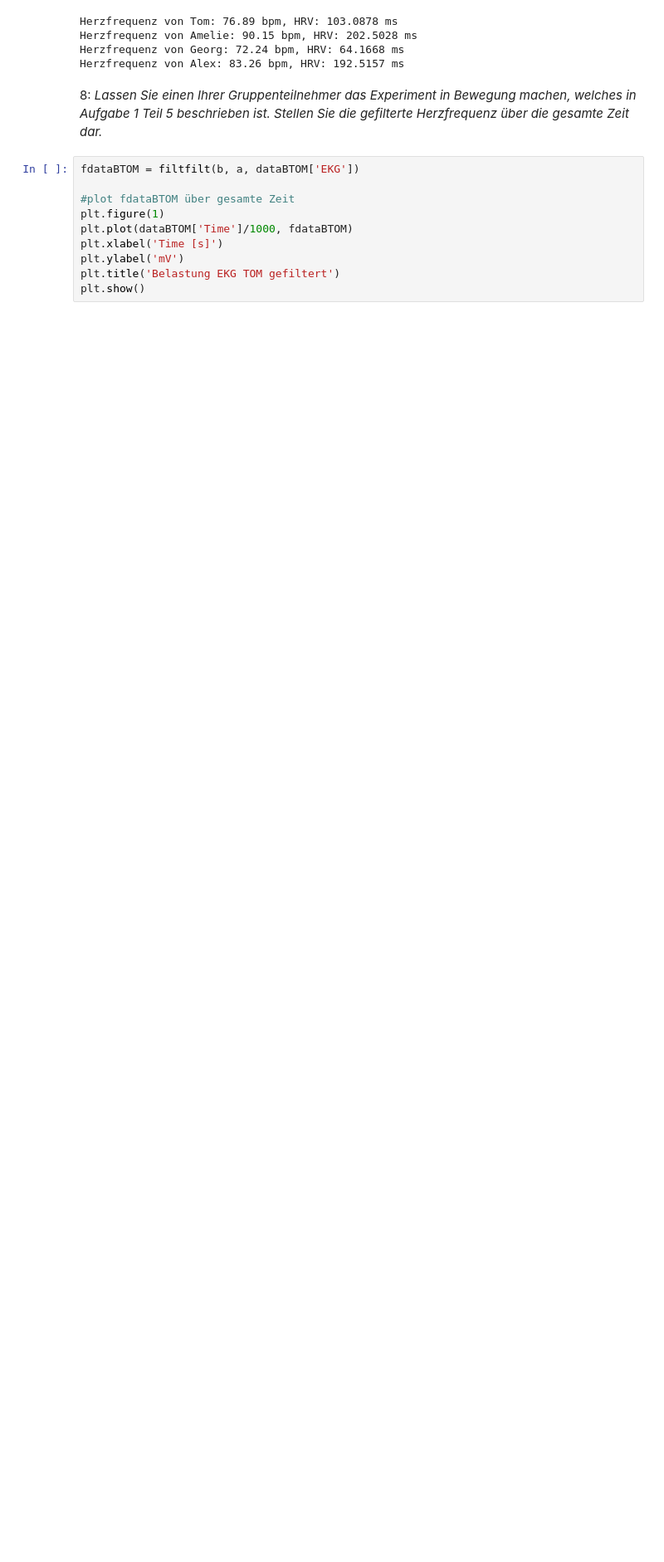
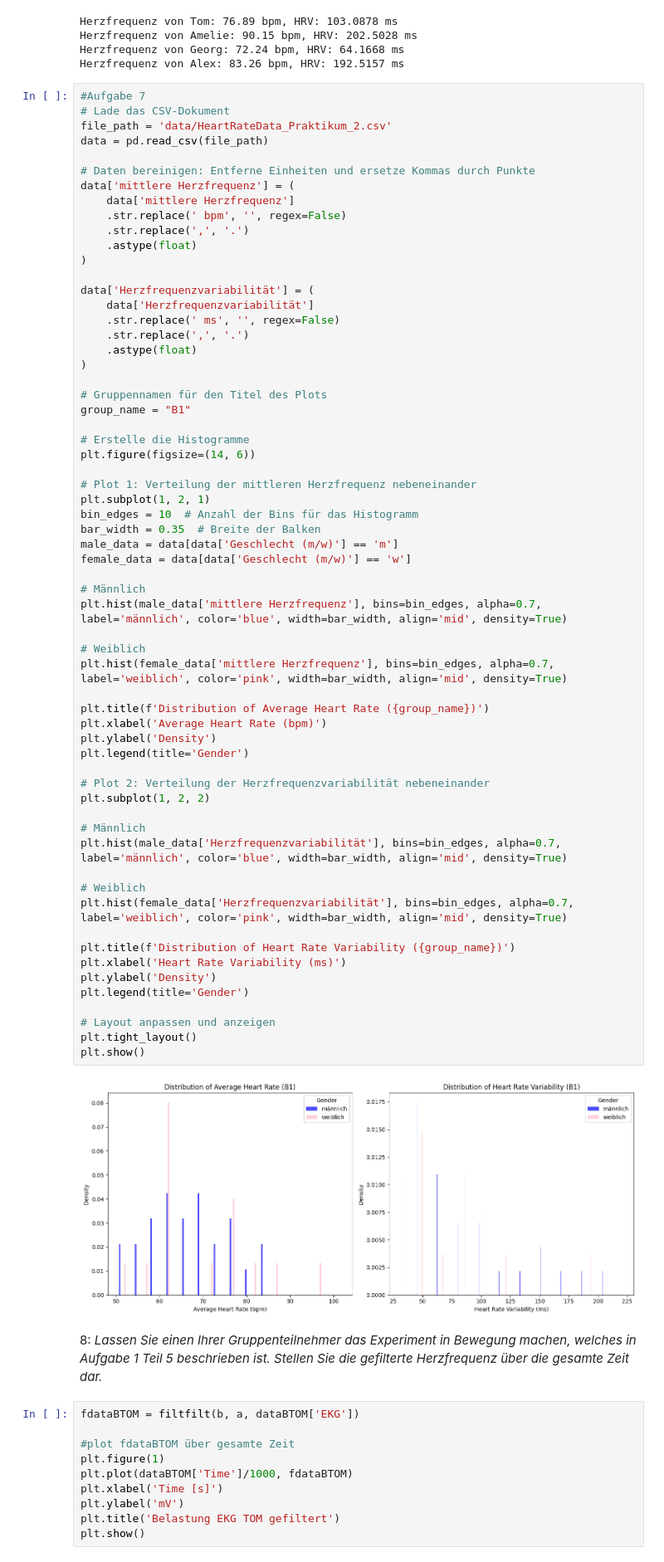
Before and after one commit to tomperg/Biosignalverarbeitung_Selbsthilfegruppe, a Jupyter notebook: MainCode2_V2.ipynb, the cells around one changed output. Shown at 83% size. Cells and saved outputs as stored; diff of their text form; blank space fills up the shorter version.

```diff
--- a/MainCode2_V2.ipynb
+++ b/MainCode2_V2.ipynb
@@ -288,6 +288,70 @@ Herzfrequenz von Tom: 76.89 bpm, HRV: 103.0878 ms
 Herzfrequenz von Amelie: 90.15 bpm, HRV: 202.5028 ms
 Herzfrequenz von Georg: 72.24 bpm, HRV: 64.1668 ms
 Herzfrequenz von Alex: 83.26 bpm, HRV: 192.5157 ms
+# %%
+#Aufgabe 7
+# Lade das CSV-Dokument
+file_path = 'data/HeartRateData_Praktikum_2.csv'
+data = pd.read_csv(file_path)
+
+# Daten bereinigen: Entferne Einheiten und ersetze Kommas durch Punkte
+data['mittlere Herzfrequenz'] = (
+    data['mittlere Herzfrequenz']
+    .str.replace(' bpm', '', regex=False)
+    .str.replace(',', '.')
+    .astype(float)
+)
+
+data['Herzfrequenzvariabilität'] = (
+    data['Herzfrequenzvariabilität']
+    .str.replace(' ms', '', regex=False)
+    .str.replace(',', '.')
+    .astype(float)
+)
+
+# Gruppennamen für den Titel des Plots
+group_name = "B1"
+
+# Erstelle die Histogramme
+plt.figure(figsize=(14, 6))
+
+# Plot 1: Verteilung der mittleren Herzfrequenz nebeneinander
+plt.subplot(1, 2, 1)
+bin_edges = 10  # Anzahl der Bins für das Histogramm
+bar_width = 0.35  # Breite der Balken
+male_data = data[data['Geschlecht (m/w)'] == 'm']
+female_data = data[data['Geschlecht (m/w)'] == 'w']
+
+# Männlich
+plt.hist(male_data['mittlere Herzfrequenz'], bins=bin_edges, alpha=0.7, label='männlich', color='blue', width=bar_width, align='mid', density=True)
+
+# Weiblich
+plt.hist(female_data['mittlere Herzfrequenz'], bins=bin_edges, alpha=0.7, label='weiblich', color='pink', width=bar_width, align='mid', density=True)
+
+plt.title(f'Distribution of Average Heart Rate ({group_name})')
+plt.xlabel('Average Heart Rate (bpm)')
+plt.ylabel('Density')
+plt.legend(title='Gender')
+
+# Plot 2: Verteilung der Herzfrequenzvariabilität nebeneinander
+plt.subplot(1, 2, 2)
+
+# Männlich
+plt.hist(male_data['Herzfrequenzvariabilität'], bins=bin_edges, alpha=0.7, label='männlich', color='blue', width=bar_width, align='mid', density=True)
+
+# Weiblich
+plt.hist(female_data['Herzfrequenzvariabilität'], bins=bin_edges, alpha=0.7, label='weiblich', color='pink', width=bar_width, align='mid', density=True)
+
+plt.title(f'Distribution of Heart Rate Variability ({group_name})')
+plt.xlabel('Heart Rate Variability (ms)')
+plt.ylabel('Density')
+plt.legend(title='Gender')
+
+# Layout anpassen und anzeigen
+plt.tight_layout()
+plt.show()
+# %% [output]
+[figure, added]
 # %% [markdown]
 8:  *Lassen Sie einen Ihrer Gruppenteilnehmer das Experiment in Bewegung machen, welches in Aufgabe 1 Teil 5 beschrieben ist. Stellen Sie die gefilterte Herzfrequenz über die gesamte Zeit dar.*
 # %%
```
Also changed, not shown: 3 other files.
